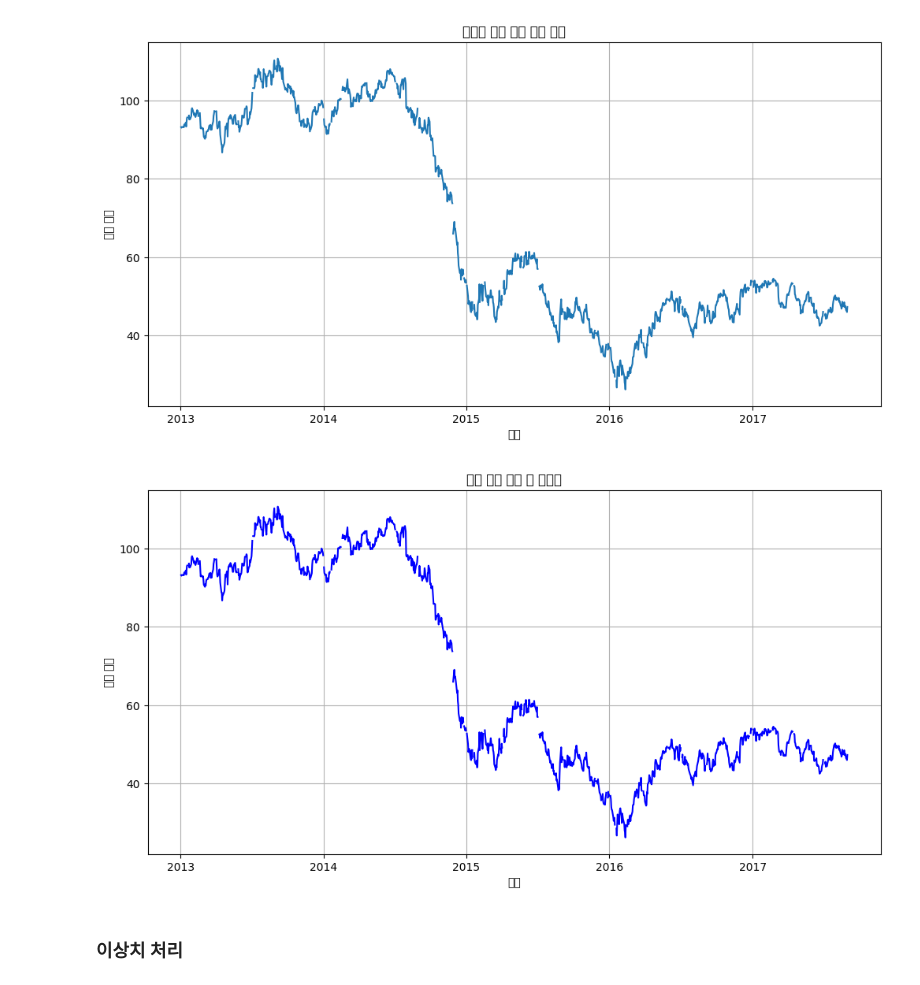
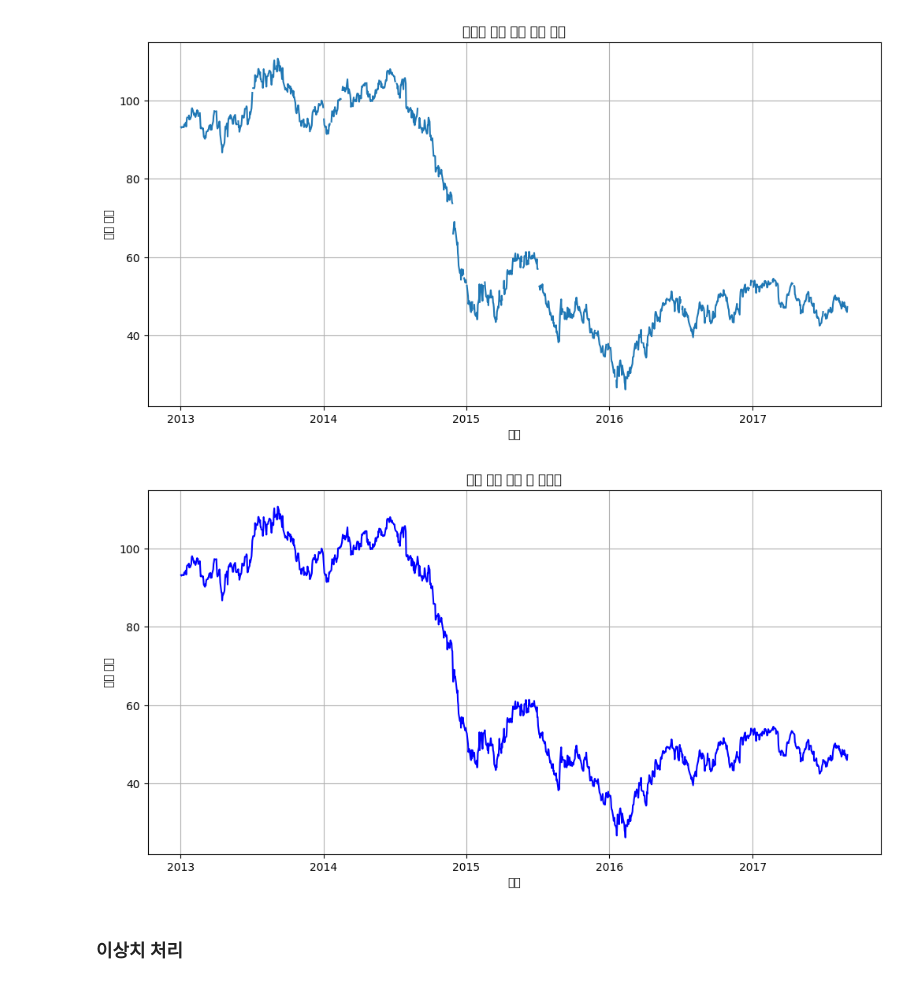
Before and after one commit to dlsdnsms/Data-Analysis-with-Open-Source, a Jupyter notebook: 오픈소스_데이터_분석_7강.ipynb, the cells around one changed output. Drawn from its saved outputs; the diff is of its cells as text; code cells hidden in the pictures.

```diff
--- a/오픈소스_데이터_분석_7강.ipynb
+++ b/오픈소스_데이터_분석_7강.ipynb
@@ -546,18 +546,18 @@ plt.show()
 # %%
 oil_cleaned = oil.copy()
 
 ### 선형 보간법 적용한 원유 가격 데이터
-oil_cleaned['dcoilwtico'] = oil_cleaned['dcoilwtico'].interpolate(methode = 'leaneer')
+oil_cleaned['dcoilwtico'] = oil_cleaned['dcoilwtico'].interpolate(methode = 'linear')
 
 plt.figure(figsize=(12, 6))
 plt.plot(oil_cleaned['date'], oil_cleaned['dcoilwtico'], 'b-')
 plt.title("원유 가격 보간 후 데이터")
 plt.xlabel("날짜")
 plt.ylabel("원유 가격")
 plt.grid(True)
 plt.show()
 # %% [output]
-[figure, old version]
+[figure, new version]
 # %% [markdown]
 ### 이상치 처리
 # %%
```
Also changed, not shown: parts of 2 cells of this notebook.
